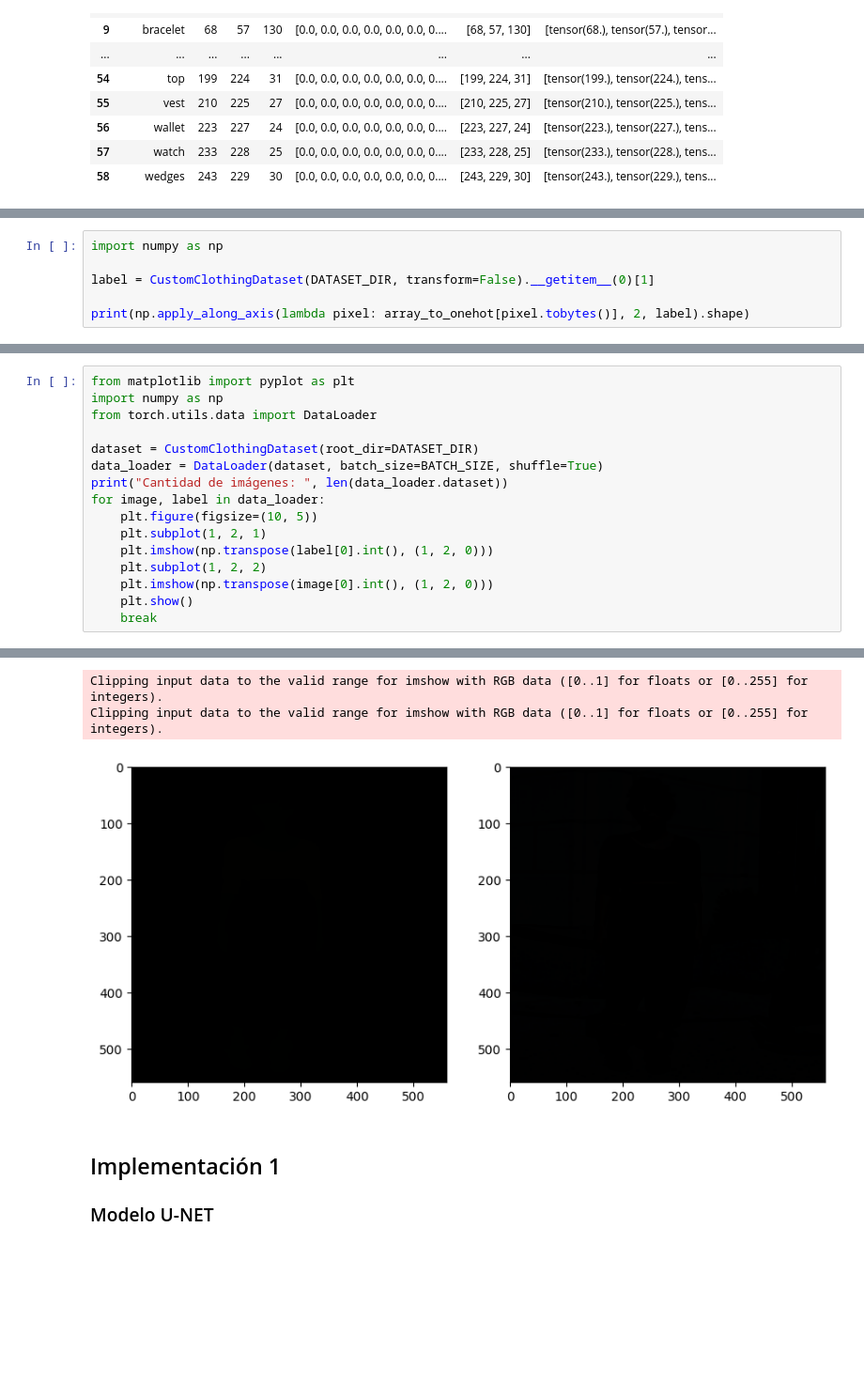
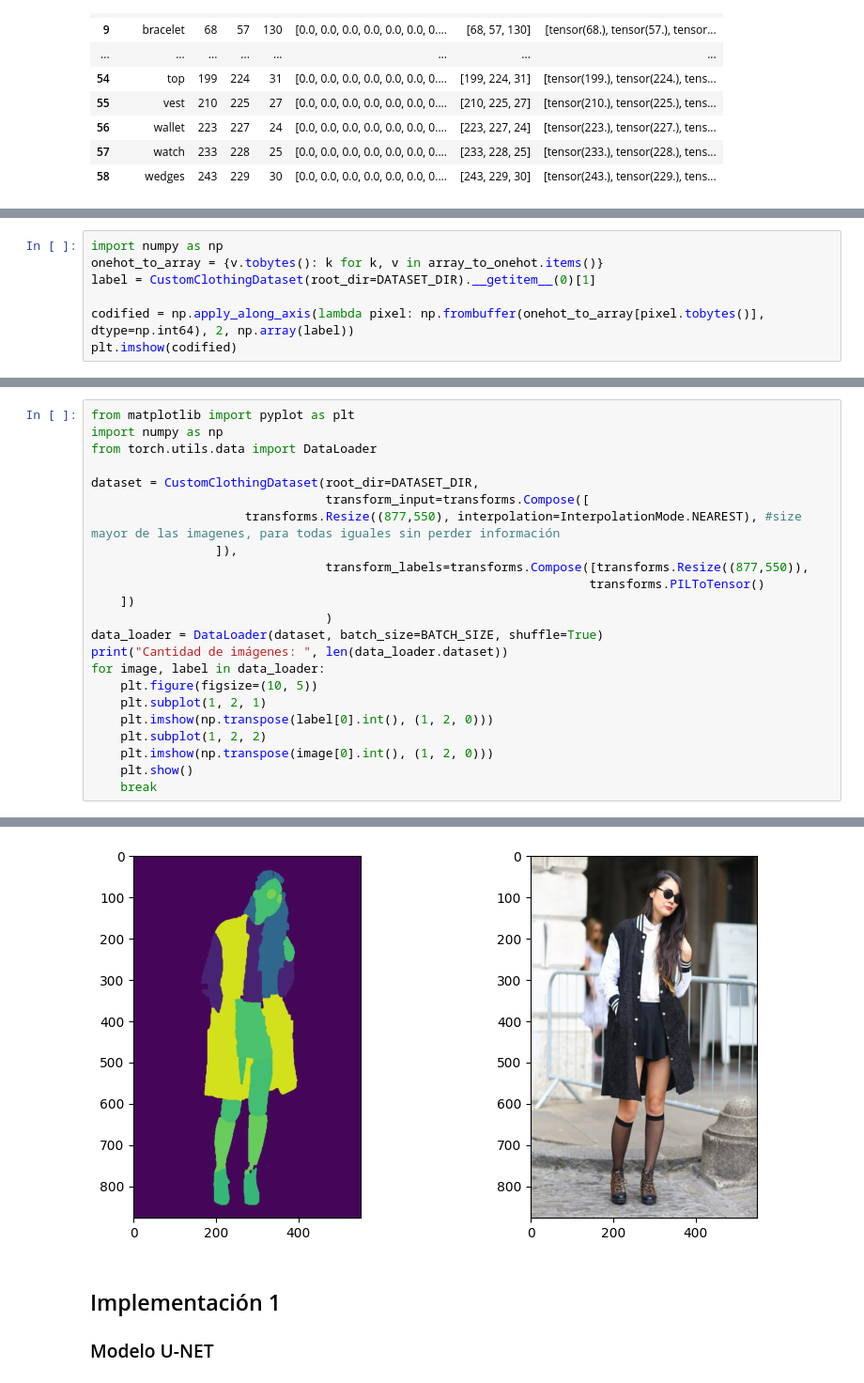
Before and after one commit to KrishT97/ClothVision, a Jupyter notebook: project.ipynb, the cells around one changed output, grey strips where cells are left out. Shown at 94% size. Drawn from its saved outputs; the diff is of its cells as text; blank space fills up the shorter version.

```diff
--- a/project.ipynb
+++ b/project.ipynb
@@ -167,7 +193,8 @@ int64
 # %%
 import numpy as np
+onehot_to_array = {v.tobytes(): k for k, v in array_to_onehot.items()}
+label = CustomClothingDataset(root_dir=DATASET_DIR).__getitem__(0)[1]
 
-label = CustomClothingDataset(DATASET_DIR, transform=False).__getitem__(0)[1]
-
-print(np.apply_along_axis(lambda pixel: array_to_onehot[pixel.tobytes()], 2, label).shape)
+codified = np.apply_along_axis(lambda pixel: np.frombuffer(onehot_to_array[pixel.tobytes()], dtype=np.int64), 2, np.array(label))
+plt.imshow(codified)
 # %% [output]
@@ -199,7 +205,14 @@ from matplotlib import pyplot as plt
 import numpy as np
 from torch.utils.data import DataLoader
 
-dataset = CustomClothingDataset(root_dir=DATASET_DIR)
+dataset = CustomClothingDataset(root_dir=DATASET_DIR,
+                                transform_input=transforms.Compose([
+                     transforms.Resize((877,550), interpolation=InterpolationMode.NEAREST), #size mayor de las imagenes, para todas iguales sin perder información
+                 ]),
+                                transform_labels=transforms.Compose([transforms.Resize((877,550)),
+                                                                    transforms.PILToTensor()
+    ])
+                                )
 data_loader = DataLoader(dataset, batch_size=BATCH_SIZE, shuffle=True)
 print("Cantidad de imágenes: ", len(data_loader.dataset))
 for image, label in data_loader:
@@ -231,6 +228,4 @@ Cantidad de imágenes:  1004
-Clipping input data to the valid range for imshow with RGB data ([0..1] for floats or [0..255] for integers).
-Clipping input data to the valid range for imshow with RGB data ([0..1] for floats or [0..255] for integers).
-[figure, old version]
+[figure, new version]
 # %% [markdown]
 ## Implementación 1
 ### Modelo U-NET
```
Also changed, not shown: parts of 27 cells of this notebook, 1 other file.
